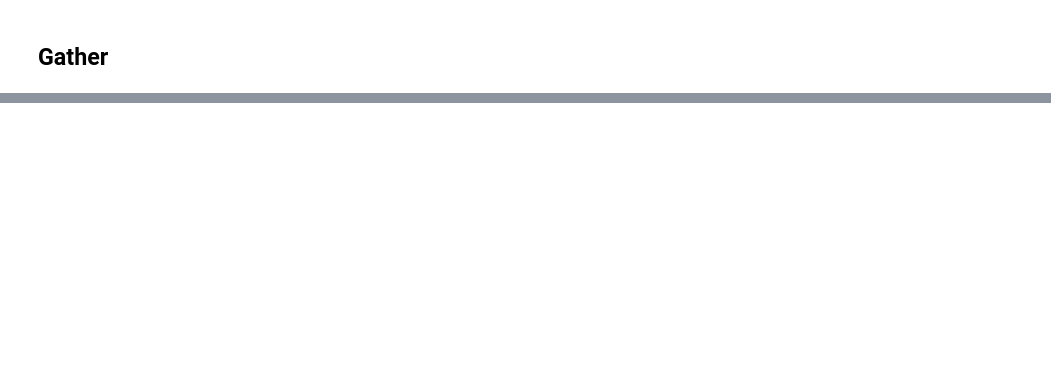
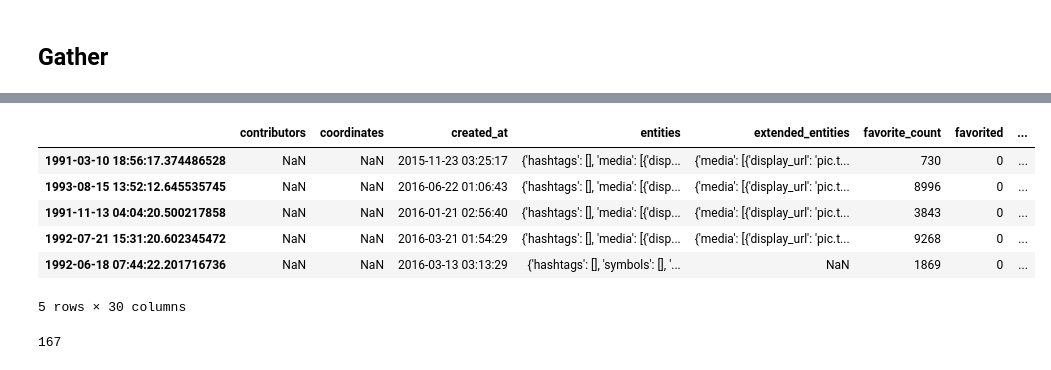
Before and after one commit to abdiganiaden/wrangle_analyze_twitter_dogs, a Jupyter notebook: wrangle_act.ipynb, the cells around one changed output, grey strips where cells are left out. Cells and saved outputs as stored; diff of their text form; code cells hidden in the pictures; blank space fills up the shorter version.

```diff
--- a/wrangle_act.ipynb
+++ b/wrangle_act.ipynb
@@ -87,0 +224,14 @@ df_tweet = pd.read_json('tweet_json.txt', orient='index')
+# %%
+df_tweet.sample(5)
+# %% [output]
+|  | contributors | coordinates | created_at | entities | extended_entities | favorite_count | favorited | ... |
+| 1991-03-10 18:56:17.374486528 | NaN | NaN | 2015-11-23 03:25:17 | {'hashtags': [], 'media': [{'disp... | {'media': [{'display_url': 'pic.t... | 730 | 0 | ... |
+| 1993-08-15 13:52:12.645535745 | NaN | NaN | 2016-06-22 01:06:43 | {'hashtags': [], 'media': [{'disp... | {'media': [{'display_url': 'pic.t... | 8996 | 0 | ... |
+| 1991-11-13 04:04:20.500217858 | NaN | NaN | 2016-01-21 02:56:40 | {'hashtags': [], 'media': [{'disp... | {'media': [{'display_url': 'pic.t... | 3843 | 0 | ... |
+| 1992-07-21 15:31:20.602345472 | NaN | NaN | 2016-03-21 01:54:29 | {'hashtags': [], 'media': [{'disp... | {'media': [{'display_url': 'pic.t... | 9268 | 0 | ... |
+| 1992-06-18 07:44:22.201716736 | NaN | NaN | 2016-03-13 03:13:29 | {'hashtags': [], 'symbols': [], '... | NaN | 1869 | 0 | ... |
+5 rows × 30 columns
+# %%
+df_tweet.shape[0] - df_tweet[df_tweet['retweeted_status'].isnull()].shape[0]
+# %% [output]
+167
```
Also changed, not shown: parts of 11 cells of this notebook, 1 other file.
